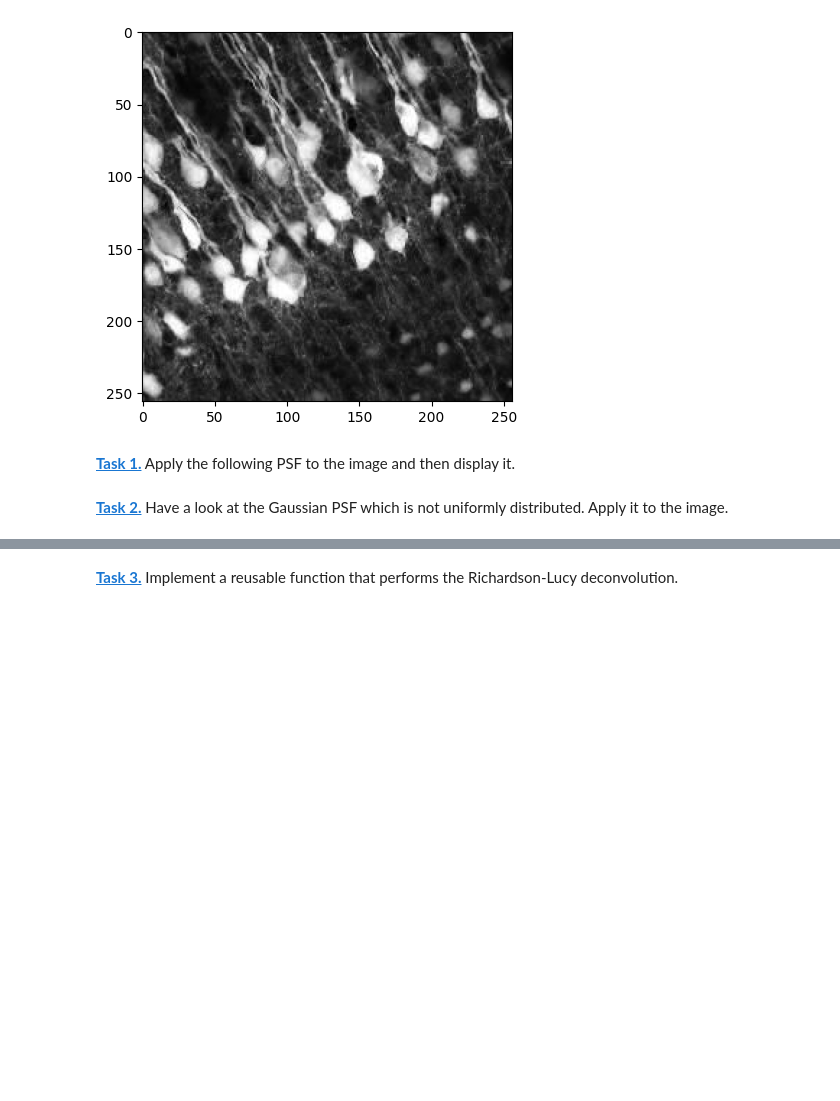
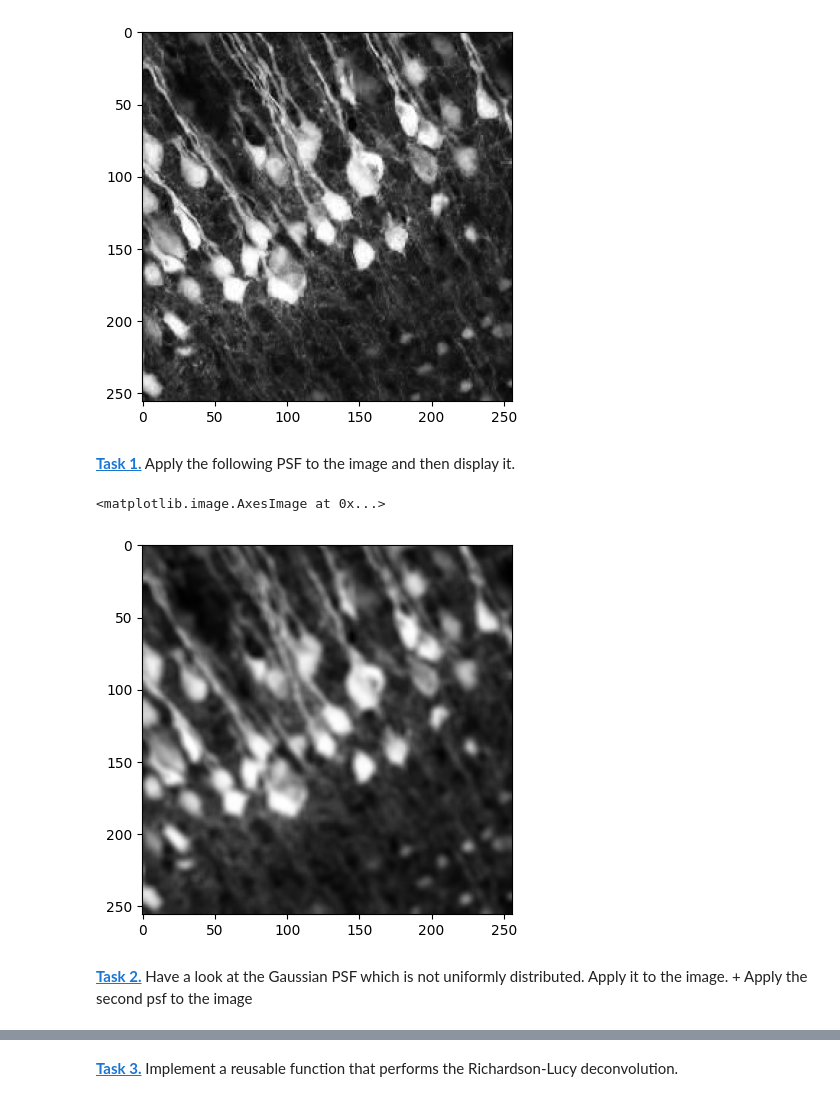
Before and after one commit to UweBuchwaldo/BioinfoRohr, a Jupyter notebook: deconvolution.ipynb, the cells around one changed output, grey strips where cells are left out. Saved outputs shown, nothing was run; the diff lists cells and outputs as text; code cells hidden in the pictures; blank space fills up the shorter version.

```diff
--- a/deconvolution.ipynb
+++ b/deconvolution.ipynb
@@ -20,10 +21,16 @@ plt.imshow(img, 'gray')
 # %% [markdown]
 **[Task 1.]()** Apply the following PSF to the image and then display it.
 # %%
-psf_size = 10
+psf_size = 5
 psf = np.ones((psf_size, psf_size)) / psf_size ** 2
+# %%
+img_conv = conv(img, psf, mode="same", boundary="symm")
+plt.imshow(img_conv, 'gray')
+# %% [output]
+<matplotlib.image.AxesImage at 0x...>
+[figure, added]
 # %% [markdown]
-**[Task 2.]()** Have a look at the Gaussian PSF which is not uniformly distributed. Apply it to the image.
+**[Task 2.]()** Have a look at the Gaussian PSF which is not uniformly distributed. Apply it to the image. + Apply the second psf to the image
 # %%
 def create_psf(size):
     factor = size * 1.8
```
Also changed, not shown: parts of 10 cells of this notebook.
